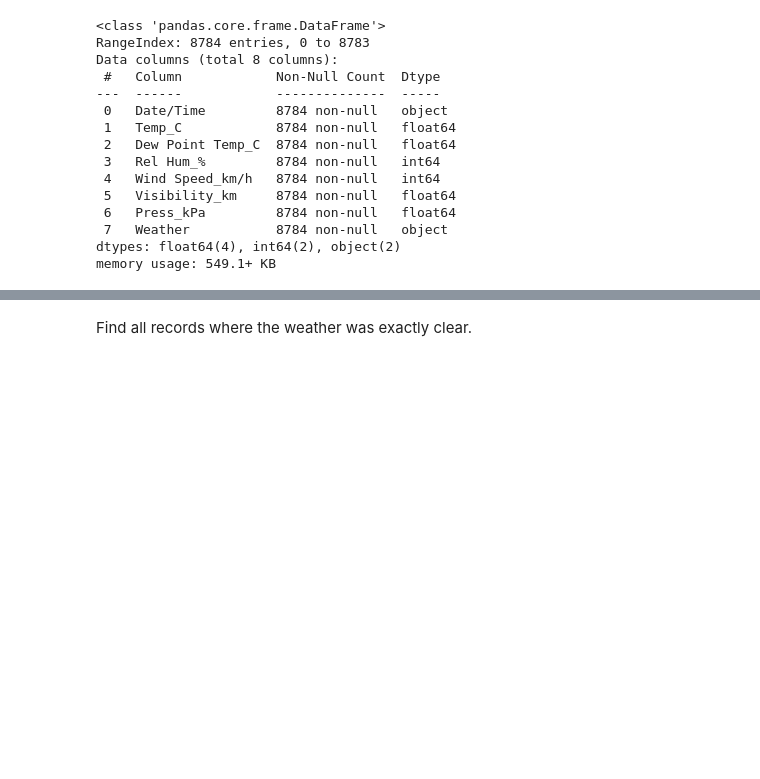
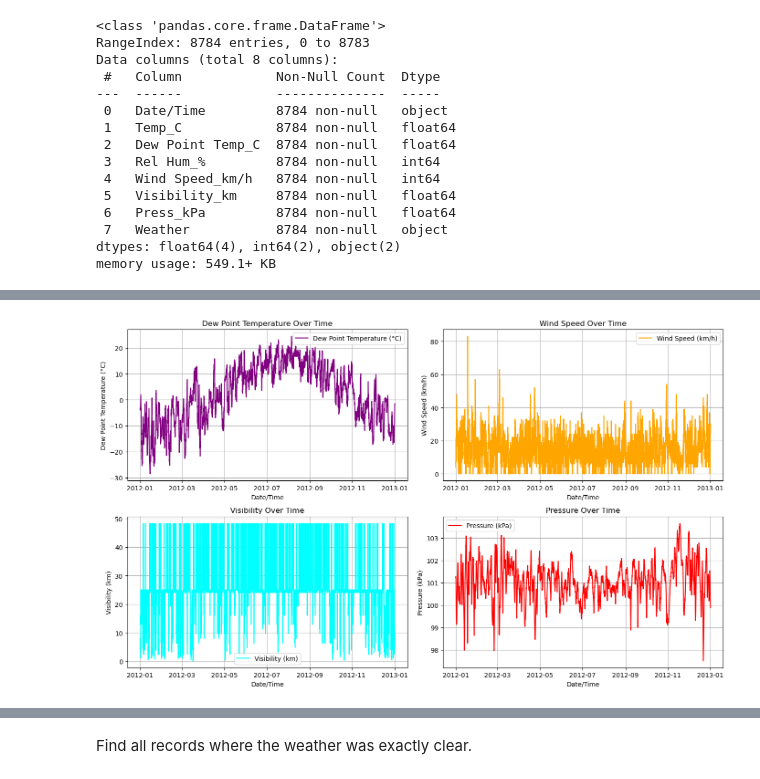
Before and after one commit to MichelleNjeri-scientist/Weather-Data, a Jupyter notebook: Weather.ipynb, the cells around one changed output, grey strips where cells are left out. Cells and saved outputs as stored; diff of their text form; code cells hidden in the pictures; blank space fills up the shorter version.

```diff
--- a/Weather.ipynb
+++ b/Weather.ipynb
@@ -155,0 +344,44 @@ Part 2: Move this CSV into a database of your choice and use SQL to answer 4 of
+# %%
+plt.figure(figsize=(14, 12))
+
+# Dew Point Temperature Over Time
+plt.subplot(3, 2, 1)
+plt.plot(data.index, data['Dew Point Temp_C'], color='purple', label='Dew Point Temperature (°C)')
+plt.title('Dew Point Temperature Over Time')
+plt.xlabel('Date/Time')
+plt.ylabel('Dew Point Temperature (°C)')
+plt.grid(True)
+plt.legend()
+
+# Wind Speed Over Time
+plt.subplot(3, 2, 2)
+plt.plot(data.index, data['Wind Speed_km/h'], color='orange', label='Wind Speed (km/h)')
+plt.title('Wind Speed Over Time')
+plt.xlabel('Date/Time')
+plt.ylabel('Wind Speed (km/h)')
+plt.grid(True)
+plt.legend()
+
+# Visibility Over Time
+plt.subplot(3, 2, 3)
+plt.plot(data.index, data['Visibility_km'], color='cyan', label='Visibility (km)')
+plt.title('Visibility Over Time')
+plt.xlabel('Date/Time')
+plt.ylabel('Visibility (km)')
+plt.grid(True)
+plt.legend()
+
+# Pressure Over Time
+plt.subplot(3, 2, 4)
+plt.plot(data.index, data['Press_kPa'], color='red', label='Pressure (kPa)')
+plt.title('Pressure Over Time')
+plt.xlabel('Date/Time')
+plt.ylabel('Pressure (kPa)')
+plt.grid(True)
+plt.legend()
+
+# Adjust layout
+plt.tight_layout()
+plt.show()
+# %% [output]
+[figure, added]
```
Also changed, not shown: parts of 44 cells of this notebook.
